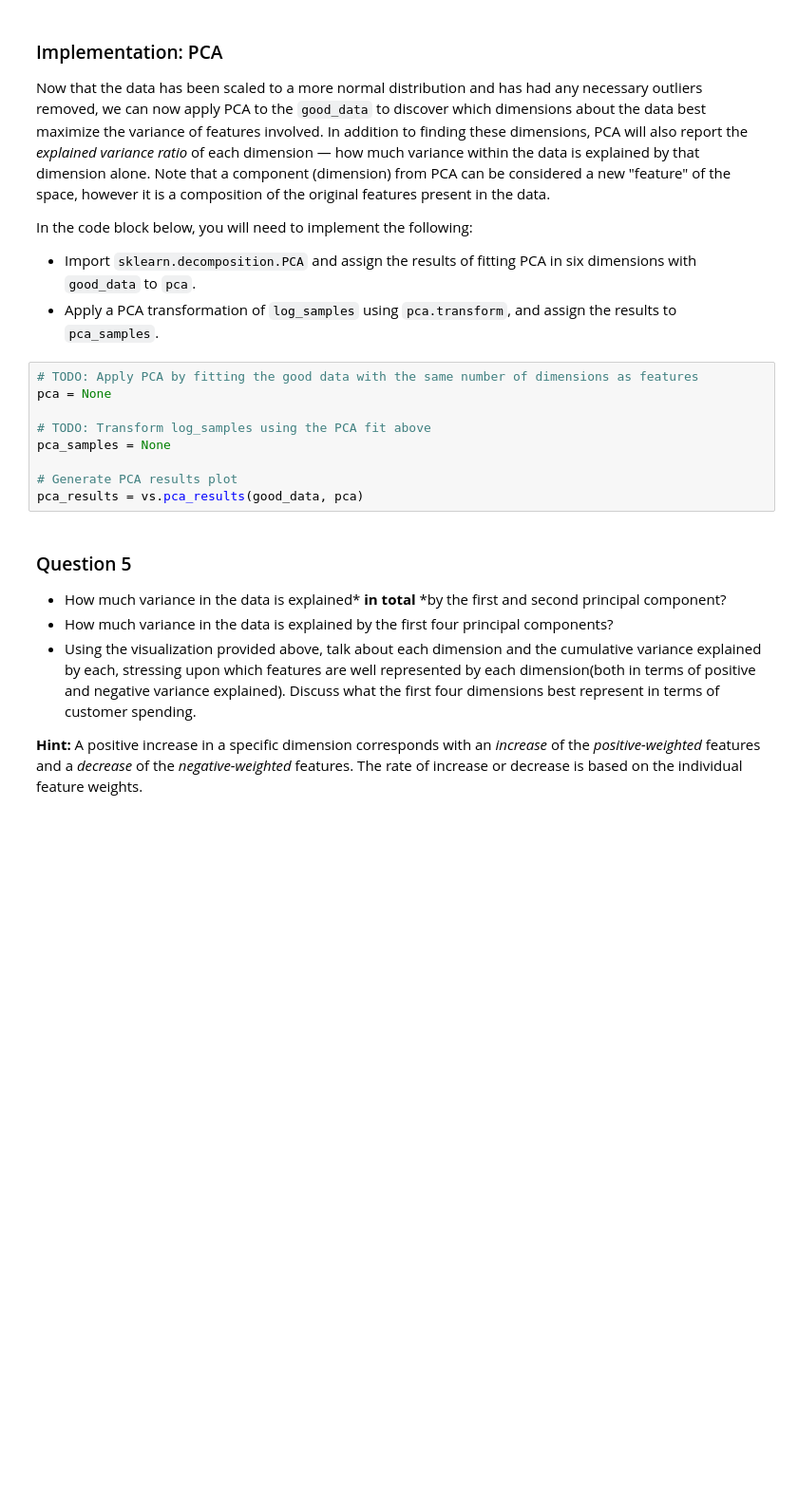
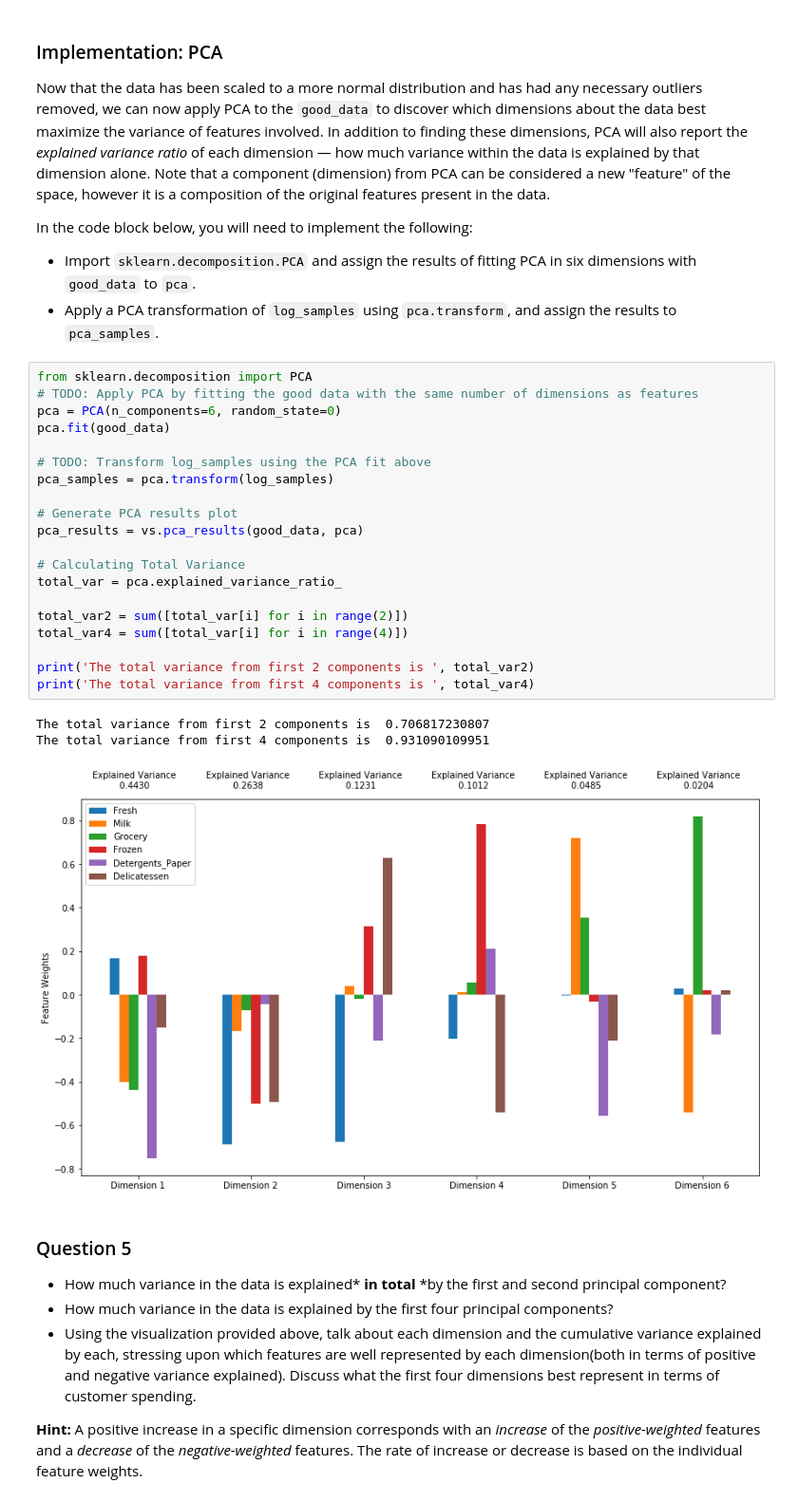
Before and after one commit to JuzerShakir/Creating-Customer-Segments, a Jupyter notebook: customer_segments.ipynb, the cells around one changed output. Shown at 95% size. Drawn from its saved outputs; the diff is of its cells as text; blank space fills up the shorter version.

Commit message:
Applied, Visualized and Answered Feature Transformation questions

```diff
--- a/customer_segments.ipynb
+++ b/customer_segments.ipynb
@@ -335,14 +335,29 @@ In the code block below, you will need to implement the following:
  - Import `sklearn.decomposition.PCA` and assign the results of fitting PCA in six dimensions with `good_data` to `pca`.
  - Apply a PCA transformation of `log_samples` using `pca.transform`, and assign the results to `pca_samples`.
 # %%
+from sklearn.decomposition import PCA
 # TODO: Apply PCA by fitting the good data with the same number of dimensions as features
-pca = None
+pca = PCA(n_components=6, random_state=0)
+pca.fit(good_data)
 
 # TODO: Transform log_samples using the PCA fit above
-pca_samples = None
+pca_samples = pca.transform(log_samples)
 
 # Generate PCA results plot
 pca_results = vs.pca_results(good_data, pca)
+
+# Calculating Total Variance
+total_var = pca.explained_variance_ratio_
+
+total_var2 = sum([total_var[i] for i in range(2)])
+total_var4 = sum([total_var[i] for i in range(4)])
+
+print('The total variance from first 2 components is ', total_var2)
+print('The total variance from first 4 components is ', total_var4)
+# %% [output]
+The total variance from first 2 components is  0.706817230807
+The total variance from first 4 components is  0.931090109951
+[figure, added]
 # %% [markdown]
 ### Question 5
 
```
Also changed, not shown: parts of 6 cells of this notebook.
